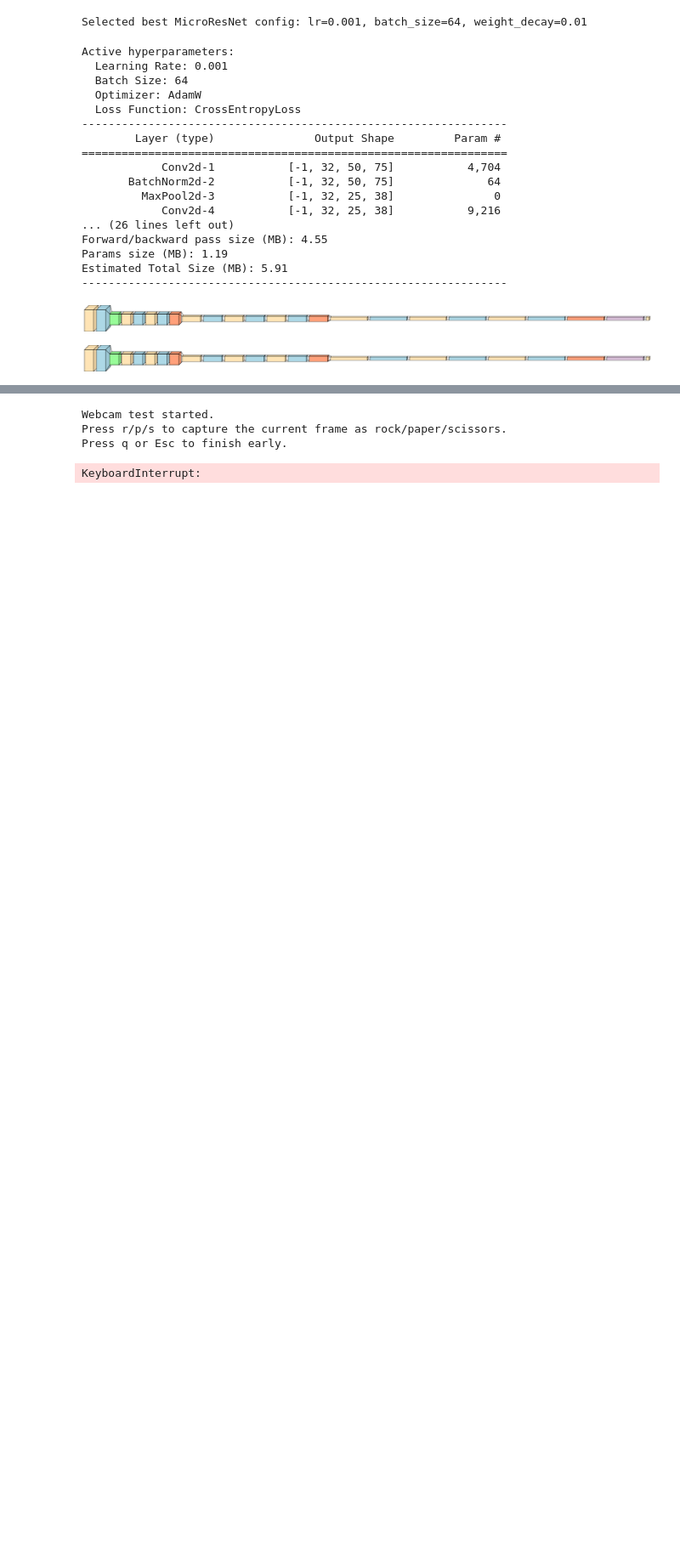
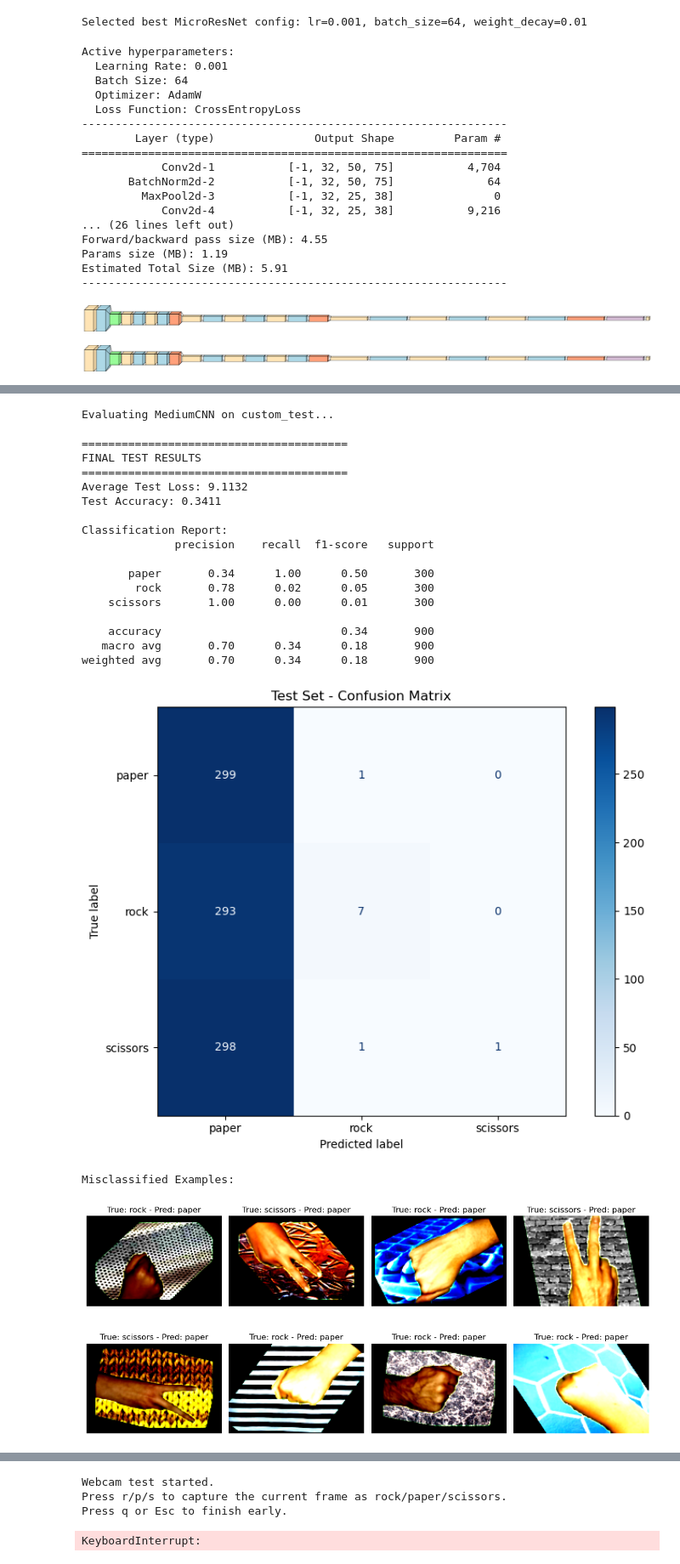
Before and after one commit to gabrieelsky/rps-cnn, a Jupyter notebook: main.ipynb, the cells around one changed output, grey strips where cells are left out. Shown at 85% size. Cells and saved outputs as stored; diff of their text form; code cells hidden in the pictures; blank space fills up the shorter version.

Commit message:
Train MediumCNN on new dataset

```diff
--- a/main.ipynb
+++ b/main.ipynb
@@ -399,0 +417,71 @@ Error:
+# %%
+# Evaluate saved MediumCNN and MicroResNet on the custom test dataset
+custom_img_size = (IMG_HEIGHT, IMG_WIDTH)
+custom_train_loader, custom_val_loader, custom_test_loader, _ = create_dataloaders(
+    CUSTOM_TEST_DIR,
+    batch_size=32,
+    img_size=custom_img_size,
+ )
+
+class_names = [name for name, idx in sorted(class_mapping.items(), key=lambda item: item[1])]
+
+def eval_saved_model(model_cls, weights_path, model_kwargs=None):
+    model_kwargs = model_kwargs or {}
+    model = model_cls(**model_kwargs).to(device)
+    state_dict = torch.load(weights_path, map_location=device)
+    model.load_state_dict(state_dict)
+    print(f"\nEvaluating {model_cls.__name__} on custom_test...")
+    test_loss, test_acc, all_preds, all_labels = evaluate_model(
+        model=model,
+        test_loader=custom_test_loader,
+        criterion=criterion,
+        device=device,
+        class_mapping=class_mapping,
+     )
+    show_misclassified_grid(custom_test_loader.dataset, all_labels, all_preds, class_names, grid=(2, 4))
+    return test_loss, test_acc
+
+medium_path = os.path.join(MODELS_DIR, "medium_cnn.pth")
+micro_path = os.path.join(MODELS_DIR, "micro_resnet.pth")
+
+medium_loss, medium_acc = eval_saved_model(
+    MediumCNN,
+    medium_path,
+    model_kwargs={
+        "num_classes": num_classes,
+        "input_shape": (3, IMG_HEIGHT, IMG_WIDTH),
+        "dropout_rate": 0.5
+     }
+ )
+
+micro_loss, micro_acc = eval_saved_model(
+    MicroResNet,
+    micro_path,
+    model_kwargs={
+        "num_classes": num_classes
+     }
+ )
+
+print(f"\nCustom test accuracy - MediumCNN: {medium_acc:.4f} | MicroResNet: {micro_acc:.4f}")
+# %% [output]
+Evaluating MediumCNN on custom_test...
+
+========================================
+FINAL TEST RESULTS
+========================================
+Average Test Loss: 9.1132
+Test Accuracy: 0.3411
+
+Classification Report:
+              precision    recall  f1-score   support
+
+       paper       0.34      1.00      0.50       300
+        rock       0.78      0.02      0.05       300
+    scissors       1.00      0.00      0.01       300
+
+    accuracy                           0.34       900
+   macro avg       0.70      0.34      0.18       900
+weighted avg       0.70      0.34      0.18       900
+[figure, added]
+Misclassified Examples:
+[figure, added]
```
Also changed, not shown: parts of 10 cells of this notebook.
